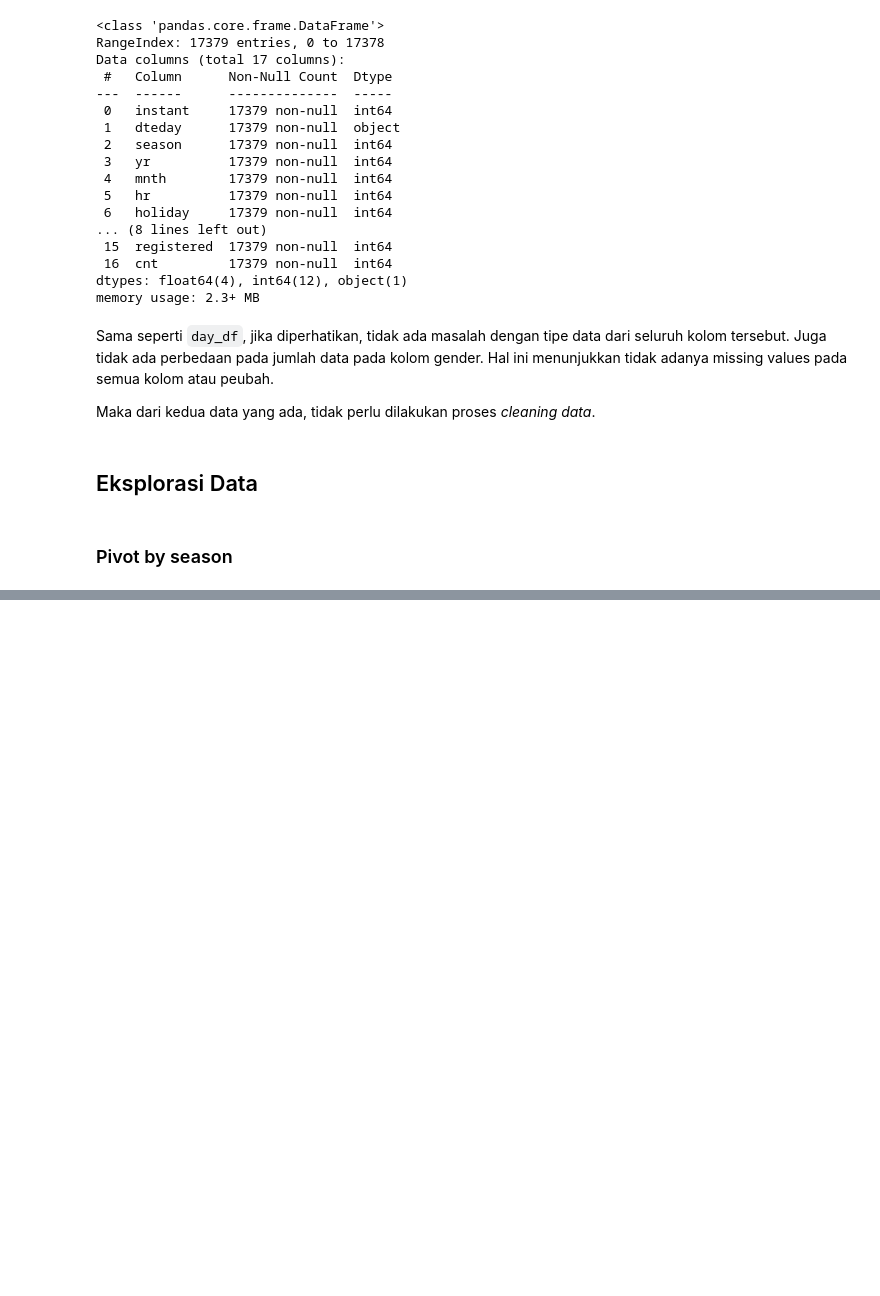
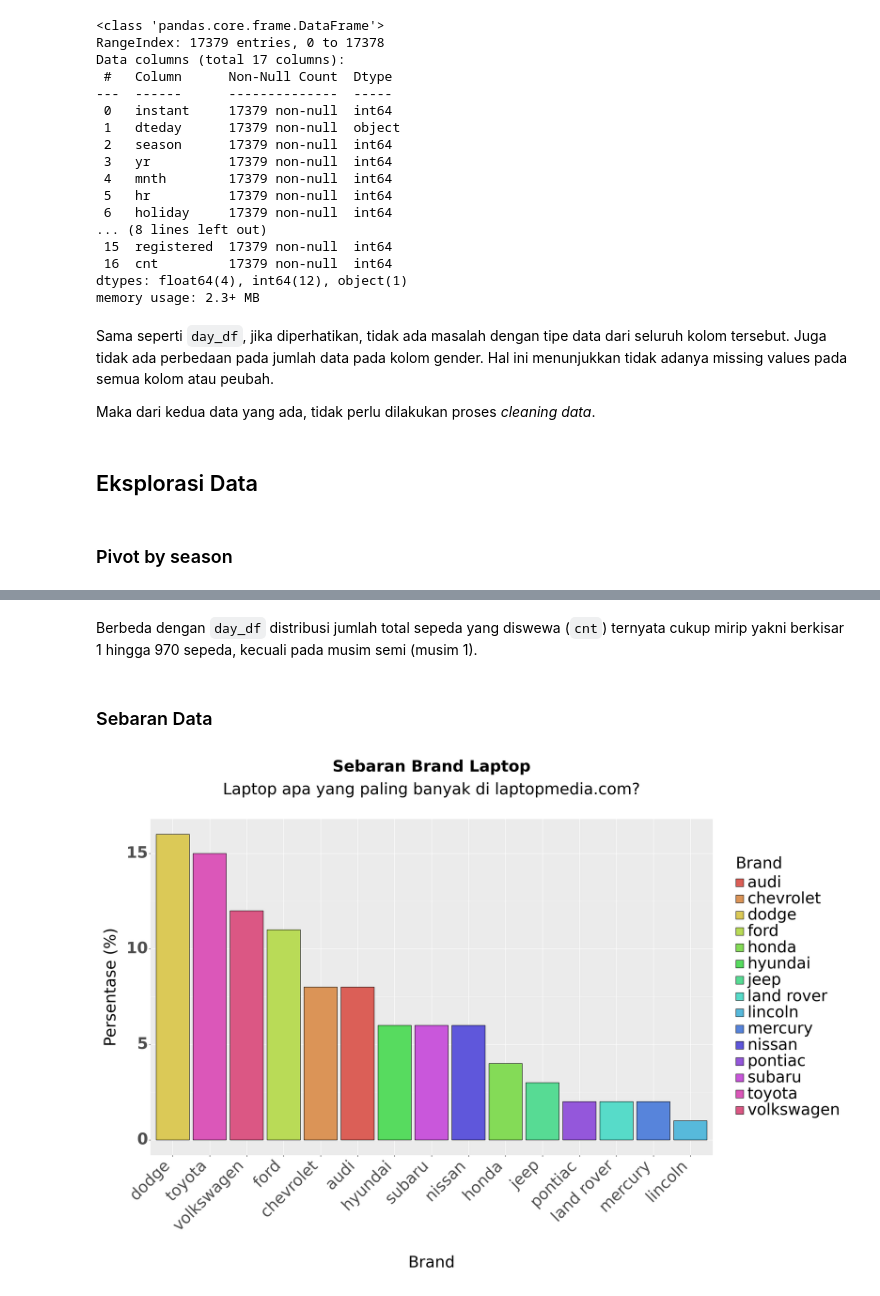
Before and after one commit to Zen-Rofiqy/Bangkit-2024, a Jupyter notebook: 04 Analisis Data dng Py/@Proyek-akhir/MyDashBoard.ipynb, the cells around one changed output, grey strips where cells are left out. Saved outputs shown, nothing was run; the diff lists cells and outputs as text; code cells hidden in the pictures; blank space fills up the shorter version.

```diff
--- a/04 Analisis Data dng Py/@Proyek-akhir/MyDashBoard.ipynb
+++ b/04 Analisis Data dng Py/@Proyek-akhir/MyDashBoard.ipynb
@@ -206,0 +221,37 @@ Berdasarkan pivot table di atas, dapat diketahui bahwa jumlah total sepeda (`cnt
+# %% [markdown]
+Berbeda dengan `day_df` distribusi jumlah total sepeda yang diswewa (`cnt`) ternyata cukup mirip yakni berkisar 1 hingga 970 sepeda, kecuali pada musim semi (musim 1).
+# %% [markdown]
+### Sebaran Data
+# %%
+from plotnine import ggplot, aes, geom_bar, labs, theme, element_text
+import pandas as pd
+from plotnine.data import mpg
+
+# Data
+data = mpg
+data['Brand'] = data['manufacturer']
+
+# Menghitung jumlah laptop brand x
+gg_data = data.groupby('Brand').size().reset_index(name='n')
+gg_data['perc'] = round(gg_data['n'] / gg_data['n'].sum() * 100)
+
+# Buat plot
+chart = (
+    ggplot(data=gg_data,
+           mapping=aes(x='reorder(Brand, -n)', y='perc', fill='Brand')) +
+    geom_bar(stat='identity', color='black') +
+    labs(x='\nBrand', y='Persentase (%)',
+         title='Sebaran Brand Laptop',
+         subtitle='Laptop apa yang paling banyak di laptopmedia.com?\n') +
+    theme(
+        axis_text_x=element_text(angle=45, hjust=1, margin={'b': 10, 't': -20}),
+        axis_text_y=element_text(vjust=0.5, face='bold', margin={'l': 20, 'r': 0}),
+        plot_title=element_text(hjust=0.5, face='bold'),
+        text=element_text(size=30),
+        plot_subtitle=element_text(hjust=0.5)
+    )
+)
+
+chart + theme(figure_size=(20, 14))
+# %% [output]
+[figure, added]
```
Also changed, not shown: parts of 5 cells of this notebook, 4 other files.
